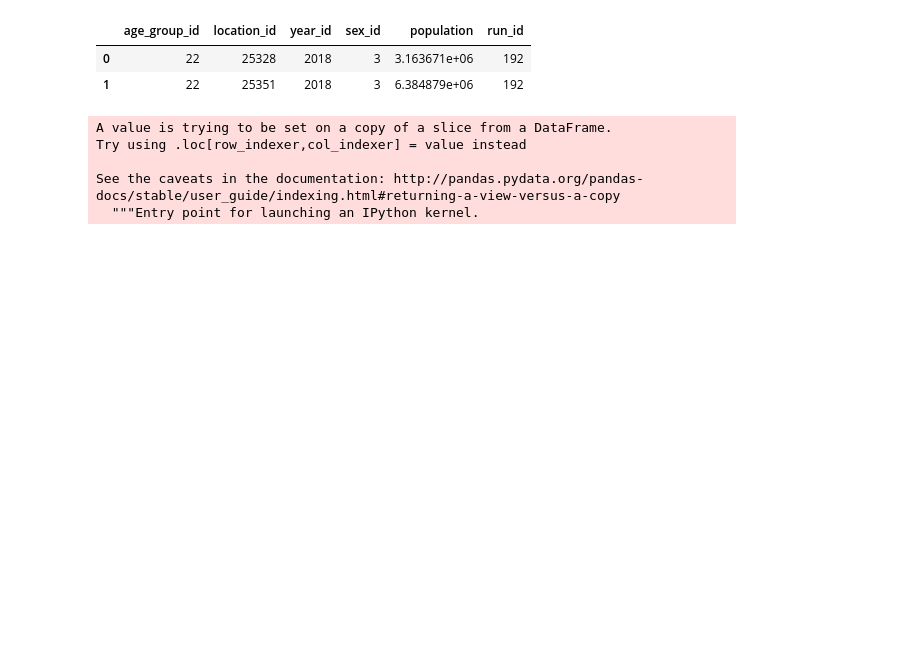
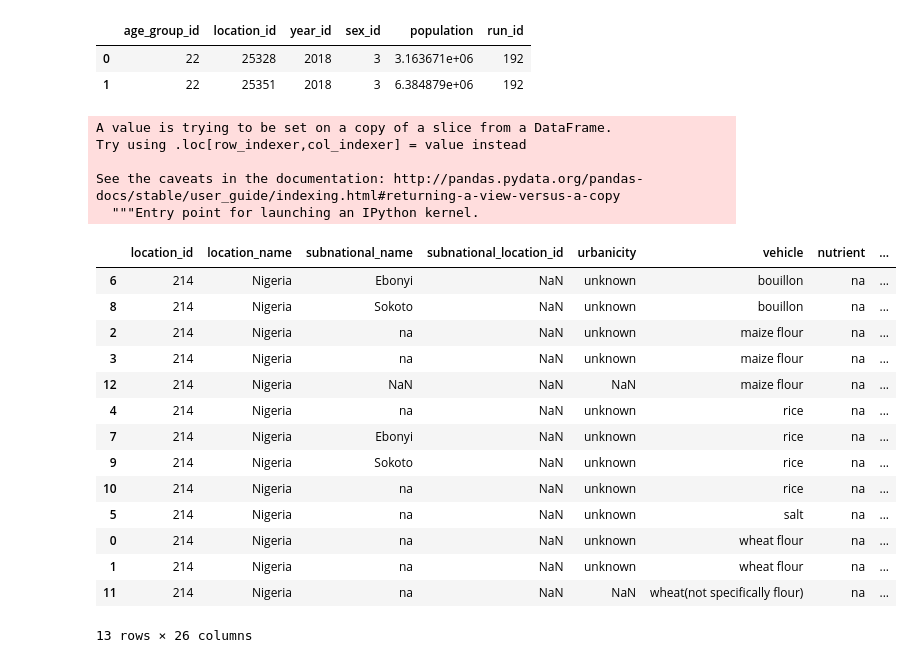
Before and after one commit to ihmeuw/vivarium_data_analysis, a Jupyter notebook: pre_processing/lsff_project/data_prep/clean_data/2021_02_19_gday_prep_nigeria.ipynb, the cells around one changed output. Cells and saved outputs as stored; diff of their text form; code cells hidden in the pictures; blank space fills up the shorter version.

Commit message:
maize next

```diff
--- a/pre_processing/lsff_project/data_prep/clean_data/2021_02_19_gday_prep_nigeria.ipynb
+++ b/pre_processing/lsff_project/data_prep/clean_data/2021_02_19_gday_prep_nigeria.ipynb
@@ -155,4 +155,22 @@ Try using .loc[row_indexer,col_indexer] = value instead
 See the caveats in the documentation: http://pandas.pydata.org/pandas-docs/stable/user_guide/indexing.html#returning-a-view-versus-a-copy
   """Entry point for launching an IPython kernel.
 # %%
-nigeria = nigeria.merge(pop[['location_id','population']], left_on = 'subnational_id', right_on = 'location_id', how = 'left')
+nigeria = nigeria.merge(pop[['location_id','population']].rename(columns={'location_id':'subnational_id'}), on = 'subnational_id', how = 'left')
+# %%
+nigeria.sort_values('vehicle')
+# %% [output]
+|  | location_id | location_name | subnational_name | subnational_location_id | urbanicity | vehicle | nutrient | ... |
+| 6 | 214 | Nigeria | Ebonyi | NaN | unknown | bouillon | na | ... |
+| 8 | 214 | Nigeria | Sokoto | NaN | unknown | bouillon | na | ... |
+| 2 | 214 | Nigeria | na | NaN | unknown | maize flour | na | ... |
+| 3 | 214 | Nigeria | na | NaN | unknown | maize flour | na | ... |
+| 12 | 214 | Nigeria | NaN | NaN | NaN | maize flour | na | ... |
+| 4 | 214 | Nigeria | na | NaN | unknown | rice | na | ... |
+| 7 | 214 | Nigeria | Ebonyi | NaN | unknown | rice | na | ... |
+| 9 | 214 | Nigeria | Sokoto | NaN | unknown | rice | na | ... |
+| 10 | 214 | Nigeria | na | NaN | unknown | rice | na | ... |
+| 5 | 214 | Nigeria | na | NaN | unknown | salt | na | ... |
+| 0 | 214 | Nigeria | na | NaN | unknown | wheat flour | na | ... |
+| 1 | 214 | Nigeria | na | NaN | unknown | wheat flour | na | ... |
+| 11 | 214 | Nigeria | na | NaN | NaN | wheat(not specifically flour) | na | ... |
+13 rows × 26 columns
```
Also changed, not shown: parts of 12 cells of this notebook.
